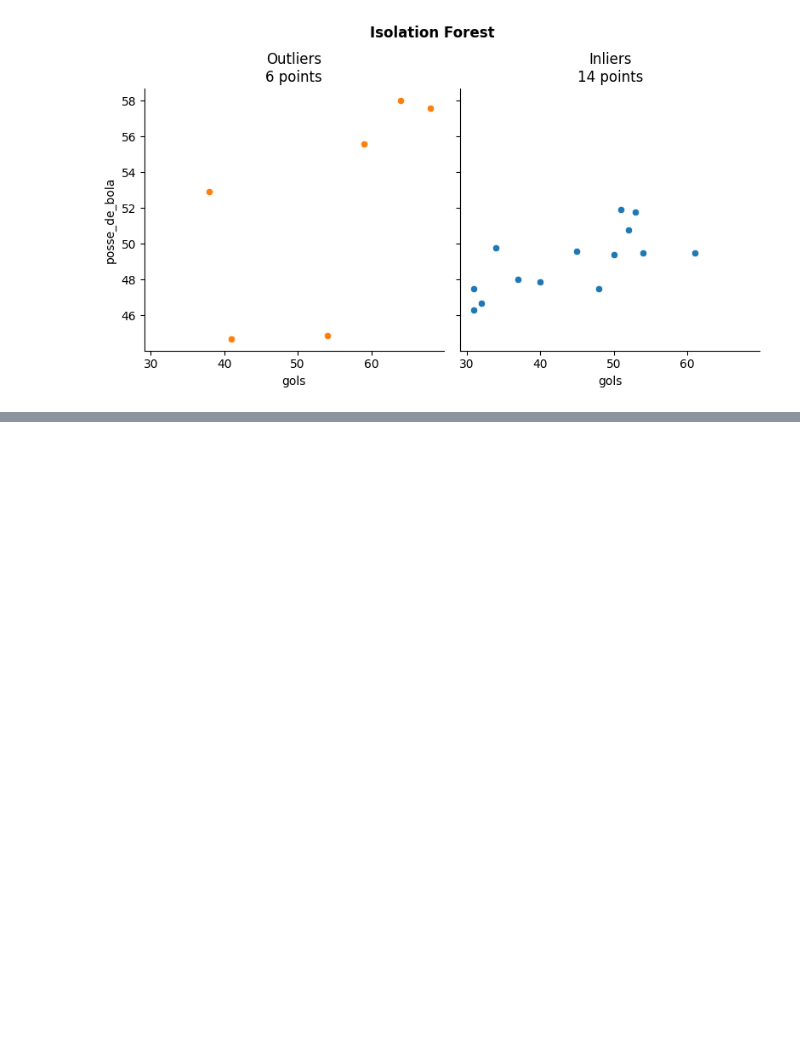
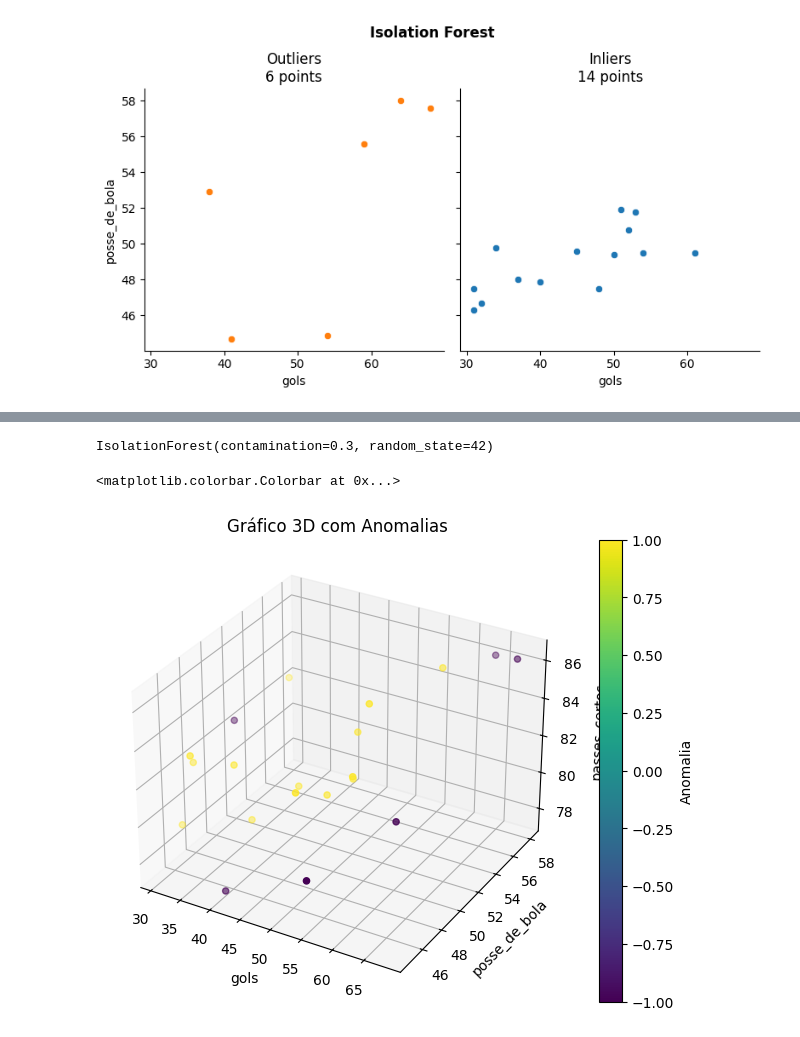
Before and after one commit to Yuri-Campos/IsolationForest, a Jupyter notebook: IsolationForest.ipynb, the cells around one changed output, grey strips where cells are left out. Cells and saved outputs as stored; diff of their text form; code cells hidden in the pictures; blank space fills up the shorter version.

Commit message:
plot 3d graph

```diff
--- a/IsolationForest.ipynb
+++ b/IsolationForest.ipynb
@@ -304,0 +309,10 @@ inliers
+# %%
+model_fut_6_features = IsolationForest(contamination = 0.3, random_state = 42)
+# %%
+model_fut_6_features.fit(df_fut[features])
+# %% [output]
+IsolationForest(contamination=0.3, random_state=42)
+# %%
+df_fut['anomaly_scores'] = model_fut_6_features.decision_function(df_fut[features])
+# %%
+df_fut['anomaly'] = model_fut_6_features.predict(df_fut[input])
@@ -304,0 +329,23 @@ inliers
+# %%
+fig = plt.figure(figsize=(8, 6))
+ax = fig.add_subplot(111, projection='3d')
+
+# Ajuste os valores das variáveis conforme necessário
+x = df_fut['gols']
+y = df_fut['posse_de_bola']
+z = df_fut['passes_certos']
+
+# Scatter plot 3D
+scatter = ax.scatter(x, y, z, c=df_fut['anomaly'], cmap='viridis')
+
+# Adicionando rótulos e título
+ax.set_xlabel('gols')
+ax.set_ylabel('posse_de_bola')
+ax.set_zlabel('passes_certos')
+ax.set_title('Gráfico 3D com Anomalias')
+
+# Adicionando uma barra de cores para representar 'anomaly'
+fig.colorbar(scatter, label='Anomalia', orientation='vertical')
+# %% [output]
+<matplotlib.colorbar.Colorbar at 0x...>
+[figure, added]
```
Also changed, not shown: parts of 6 cells of this notebook.
